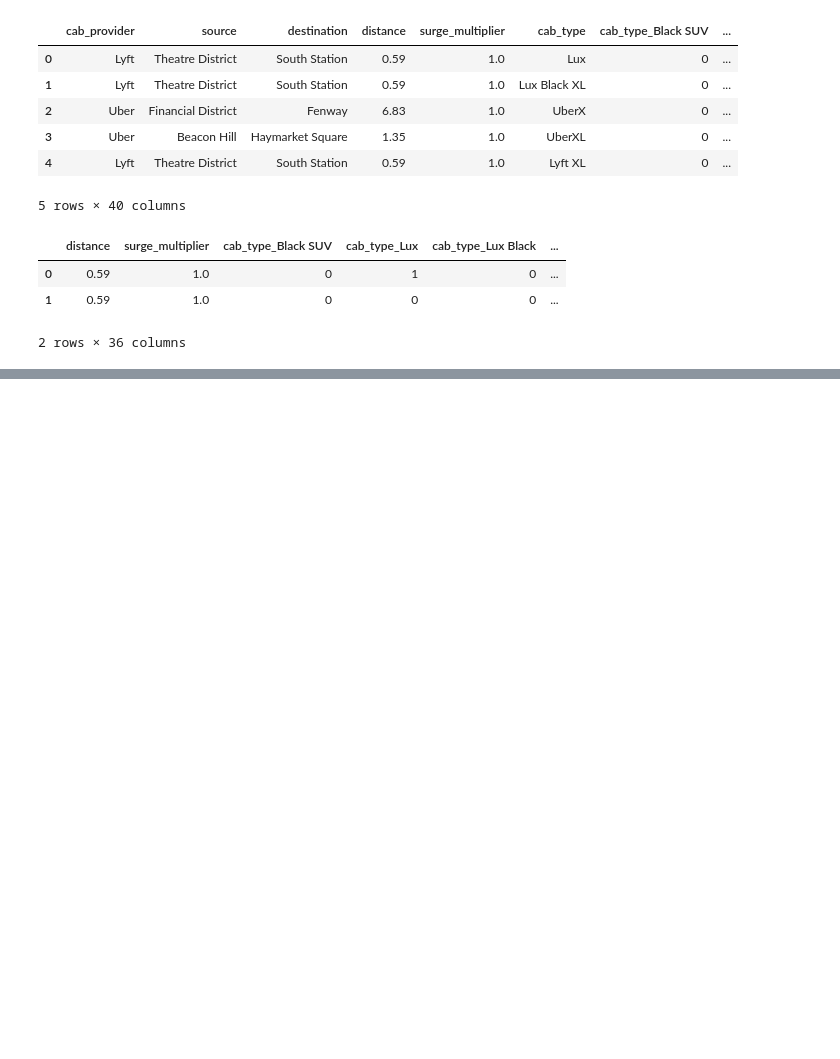
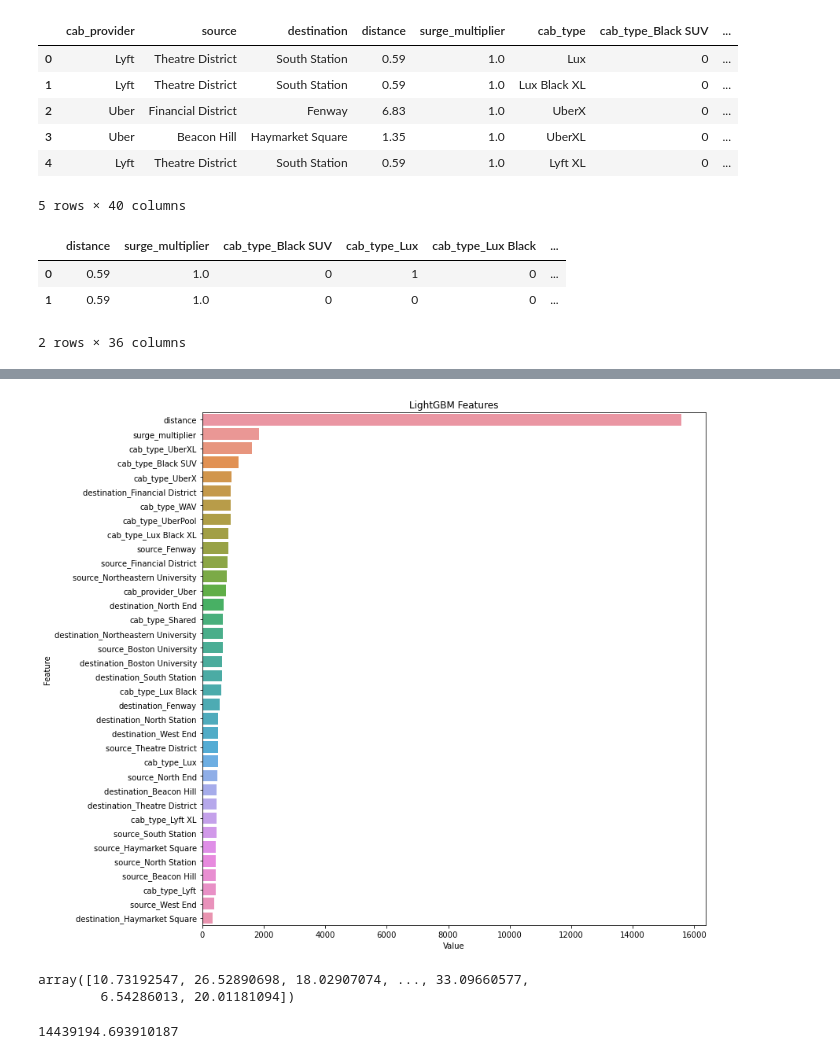
Before and after one commit to ShaoniMukherjee/Cab-Fare-Prediction-AI-Challenge, a Jupyter notebook: Cab_Fare_Prediction.ipynb, the cells around one changed output, grey strips where cells are left out. Saved outputs shown, nothing was run; the diff lists cells and outputs as text; code cells hidden in the pictures; blank space fills up the shorter version.

```diff
--- a/Cab_Fare_Prediction.ipynb
+++ b/Cab_Fare_Prediction.ipynb
@@ -548,0 +690,27 @@ fare_test.to_csv('submission.csv')
+# %%
+import lightgbm as lgb
+train_data = lgb.Dataset(X_train, label=y_train)
+test_data = lgb.Dataset(X_test, label=y_test)
+
+param = {'objective': 'regression',
+         'num_leaves':20,
+         'boosting': 'gbdt',
+         'metric': 'mae',
+         'learning_rate': 0.2,
+         'num_iterations': 1000,
+         'num_leaves': 80,
+         'max_depth': 6,
+         'min_data_in_leaf': 11,
+         'bagging_fraction': 0.80,
+         'bagging_freq': 1,
+         'bagging_seed': 142,
+         'feature_fraction': 0.80,
+         'feature_fraction_seed': 2,
+         'early_stopping_round': 200,
+         'max_bin': 250
+         }
+
+lgbm = lgb.train(params=param, verbose_eval=100, train_set=train_data, valid_sets=[test_data])
+
+y_pred_lgbm = lgbm.predict(X_test)
+print('RMSLE:', sqrt(mean_absolute_error(np.expm1(y_test), np.expm1(y_pred_lgbm))))
@@ -548,0 +732,11 @@ fare_test.to_csv('submission.csv')
+# %%
+import seaborn as sns
+feature_imp = pd.DataFrame(sorted(zip(lgbm.feature_importance(), X.columns), reverse=True)[:50],
+                           columns=['Value','Feature'])
+plt.figure(figsize=(12, 10))
+sns.barplot(x="Value", y="Feature", data=feature_imp.sort_values(by="Value", ascending=False))
+plt.title('LightGBM Features')
+plt.tight_layout()
+plt.show()
+# %% [output]
+[figure, added]
@@ -548,0 +749,10 @@ fare_test.to_csv('submission.csv')
+# %%
+y_pred_test
+# %% [output]
+array([10.73192547, 26.52890698, 18.02907074, ..., 33.09660577,
+        6.54286013, 20.01181094])
+# %%
+y_pred_test_gb_fib = np.expm1(np.mean(y_pred_test,0))
+y_pred_test_gb_fib
+# %% [output]
+14439194.693910187
```
Also changed, not shown: parts of 50 cells of this notebook, 1 other file.
